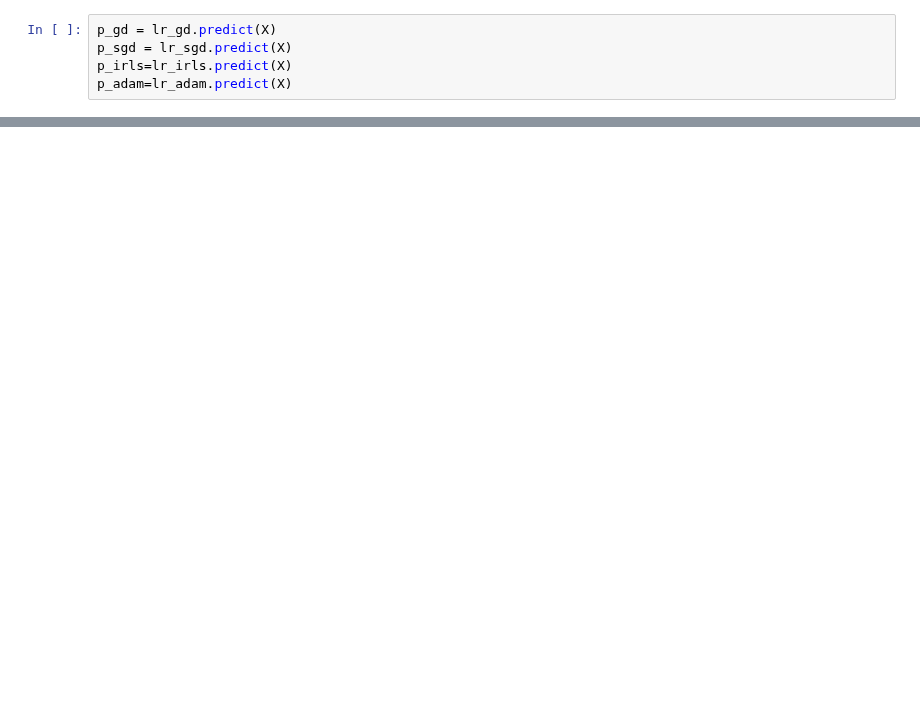
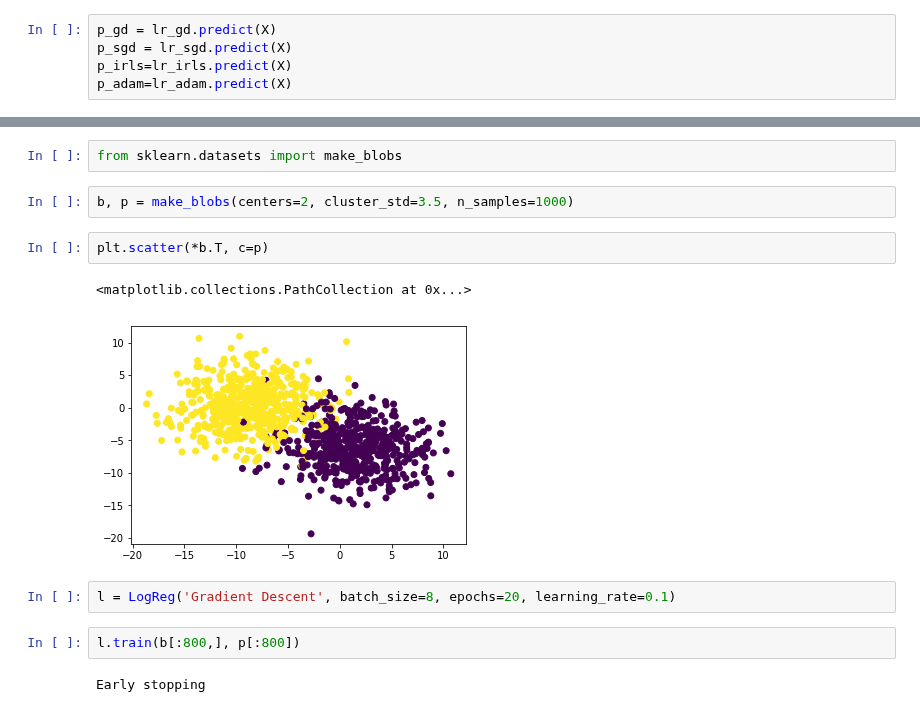
Before and after one commit to pawel99k/AML2022, a Jupyter notebook: Project1/Modelling.ipynb, the cells around one changed output, grey strips where cells are left out. Cells and saved outputs as stored; diff of their text form; blank space fills up the shorter version.

Commit message:
Modelling the chosen datasets

```diff
--- a/Project1/Modelling.ipynb
+++ b/Project1/Modelling.ipynb
@@ -106,0 +123,15 @@ plt.show()
+# %%
+from sklearn.datasets import make_blobs
+# %%
+b, p = make_blobs(centers=2, cluster_std=3.5, n_samples=1000)
+# %%
+plt.scatter(*b.T, c=p)
+# %% [output]
+<matplotlib.collections.PathCollection at 0x...>
+[figure, added]
+# %%
+l = LogReg('Gradient Descent', batch_size=8, epochs=20, learning_rate=0.1)
+# %%
+l.train(b[:800,], p[:800])
+# %% [output]
+Early stopping
```
Also changed, not shown: parts of 16 cells of this notebook, 5 other files.
